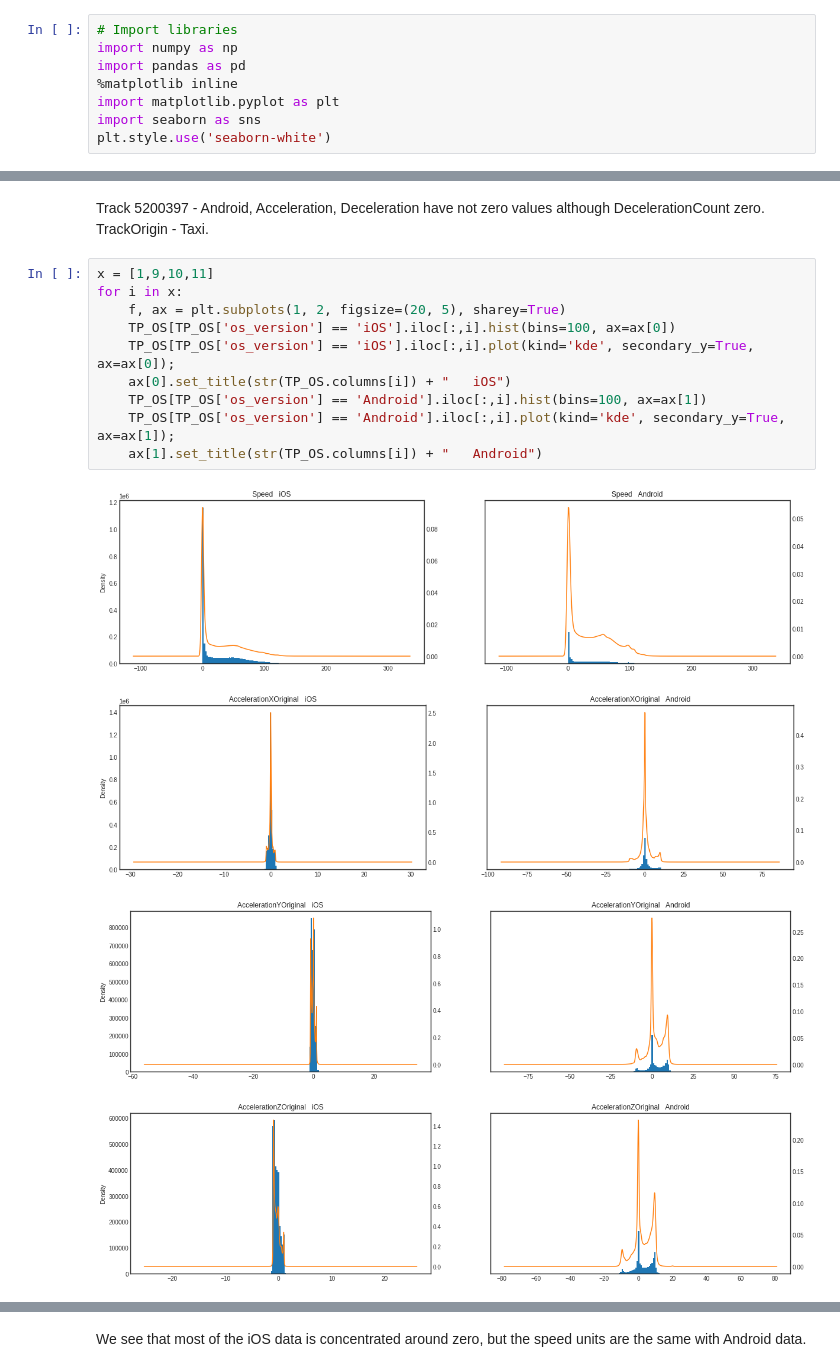
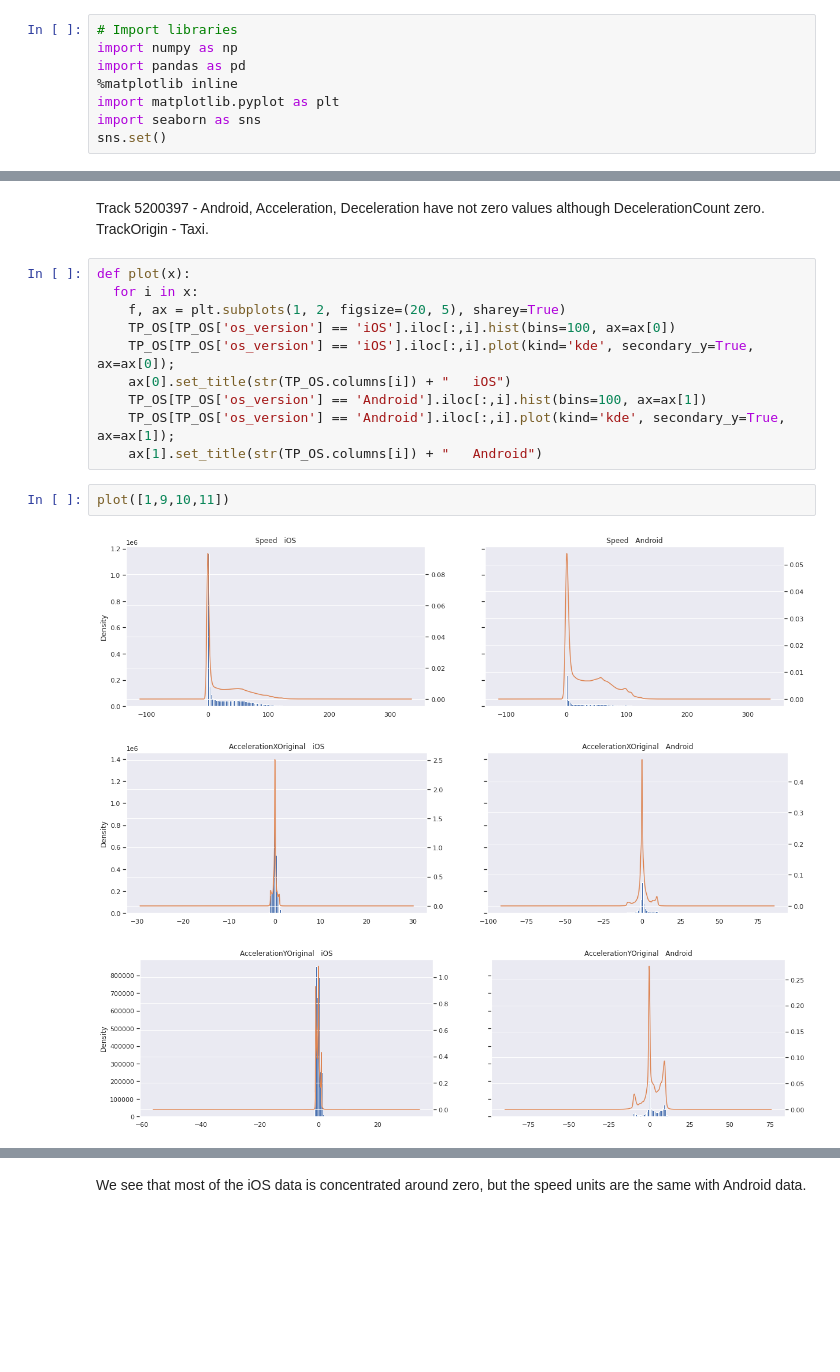
Before and after one commit to Cepera90/test, a Jupyter notebook: test_1_2.ipynb, the cells around one changed output, grey strips where cells are left out. Cells and saved outputs as stored; diff of their text form; blank space fills up the shorter version.

```diff
--- a/test_1_2.ipynb
+++ b/test_1_2.ipynb
@@ -7,7 +7,7 @@ import pandas as pd
 %matplotlib inline
 import matplotlib.pyplot as plt
 import seaborn as sns
-plt.style.use('seaborn-white')
+sns.set()
 # %%
 # Open inc_points_2
 TP = pd.read_csv("/content/drive/MyDrive/test/inc_points_2.csv")
@@ -349,8 +349,8 @@ RT.query("IncomingTrackId == 21495965")
 # %% [markdown]
 Track 5200397 - Android, Acceleration, Deceleration have not zero values although DecelerationCount zero. TrackOrigin - Taxi.
 # %%
-x = [1,9,10,11]
-for i in x:
+def plot(x):
+  for i in x:
     f, ax = plt.subplots(1, 2, figsize=(20, 5), sharey=True)
     TP_OS[TP_OS['os_version'] == 'iOS'].iloc[:,i].hist(bins=100, ax=ax[0])
     TP_OS[TP_OS['os_version'] == 'iOS'].iloc[:,i].plot(kind='kde', secondary_y=True, ax=ax[0]);
@@ -358,8 +358,9 @@ for i in x:
     TP_OS[TP_OS['os_version'] == 'Android'].iloc[:,i].hist(bins=100, ax=ax[1])
     TP_OS[TP_OS['os_version'] == 'Android'].iloc[:,i].plot(kind='kde', secondary_y=True, ax=ax[1]);
     ax[1].set_title(str(TP_OS.columns[i]) + "   Android")
-# %% [output]
-[figure, removed]
-[figure, removed]
-[figure, removed]
-[figure, removed]
+# %%
+plot([1,9,10,11])
+# %% [output]
+[figure, added]
+[figure, added]
+[figure, added]
```
Also changed, not shown: parts of 4 cells of this notebook.
